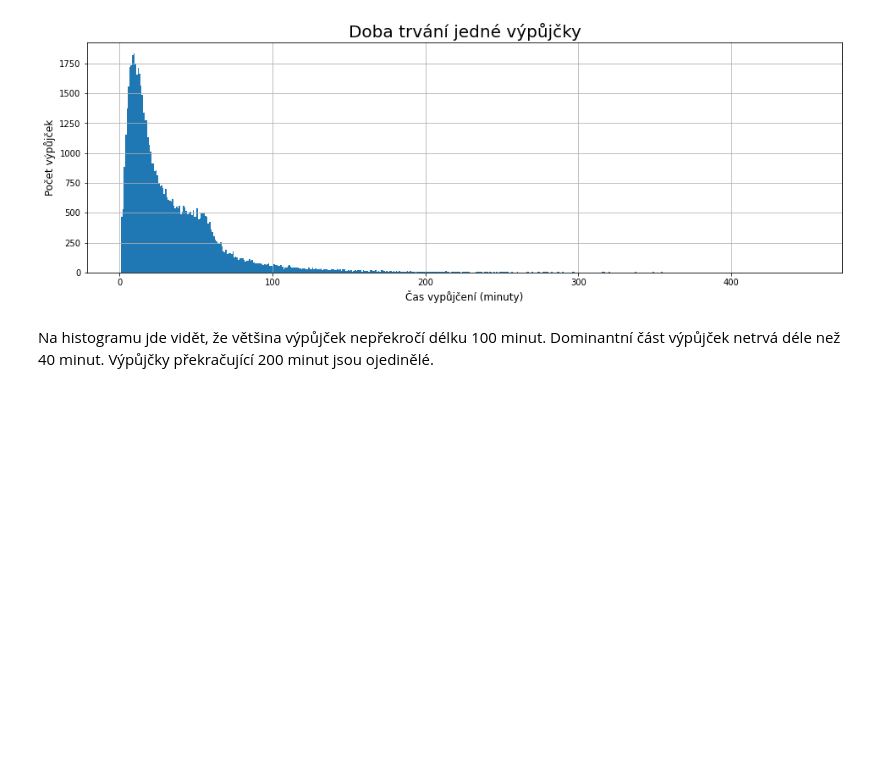
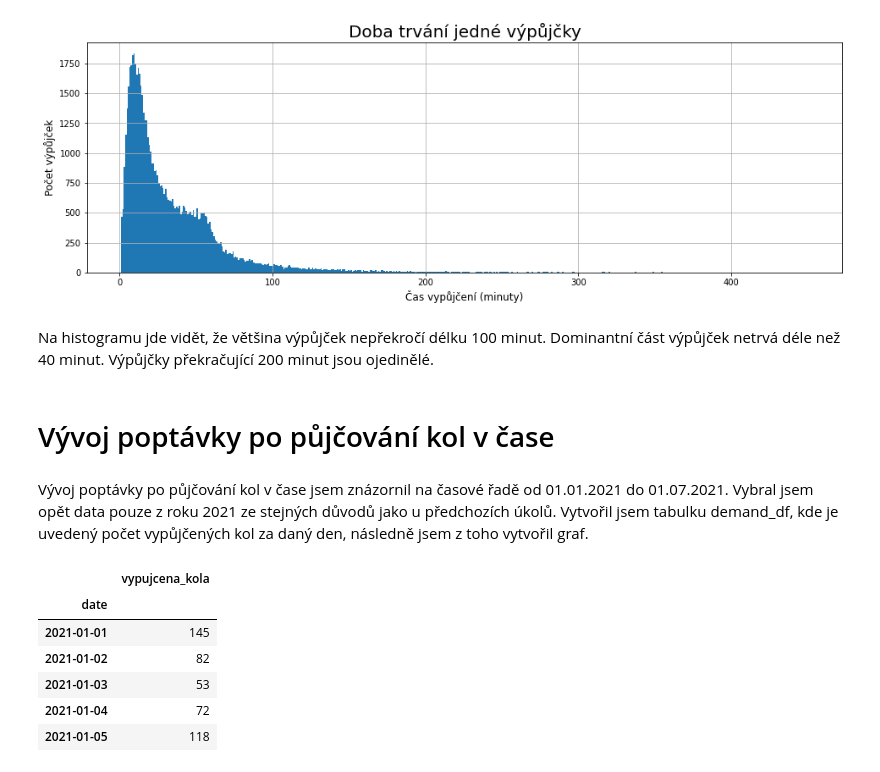
Before and after one commit to Krocan777/Python_projekt_Edinburgh, a Jupyter notebook: Python_Projekt.ipynb, the cells around one changed output. Cells and saved outputs as stored; diff of their text form; code cells hidden in the pictures; blank space fills up the shorter version.

Commit message:
Vývoj poptávky po půjčování kol v čase

```diff
--- a/Python_Projekt.ipynb
+++ b/Python_Projekt.ipynb
@@ -301,3 +304,7 @@ ax.grid()
 [figure]
 # %% [markdown]
 Na histogramu jde vidět, že většina výpůjček nepřekročí délku 100 minut. Dominantní část výpůjček netrvá déle než 40 minut. Výpůjčky překračující 200 minut jsou ojedinělé.
+# %% [markdown]
+# Vývoj poptávky po půjčování kol v čase
+# %% [markdown]
+Vývoj poptávky po půjčování kol v čase jsem znázornil na časové řadě od 01.01.2021 do 01.07.2021. Vybral jsem opět data pouze z roku 2021 ze stejných důvodů jako u předchozích úkolů. Vytvořil jsem tabulku demand_df, kde je uvedený počet vypůjčených kol za daný den, následně jsem z toho vytvořil graf.
@@ -303,0 +316,10 @@ Na histogramu jde vidět, že většina výpůjček nepřekročí délku 100 min
+# %%
+demand_df.head()
+# %% [output]
+|  | vypujcena_kola |
+| date |  |
+| 2021-01-01 | 145 |
+| 2021-01-02 | 82 |
+| 2021-01-03 | 53 |
+| 2021-01-04 | 72 |
+| 2021-01-05 | 118 |
```
Also changed, not shown: parts of 3 cells of this notebook.
